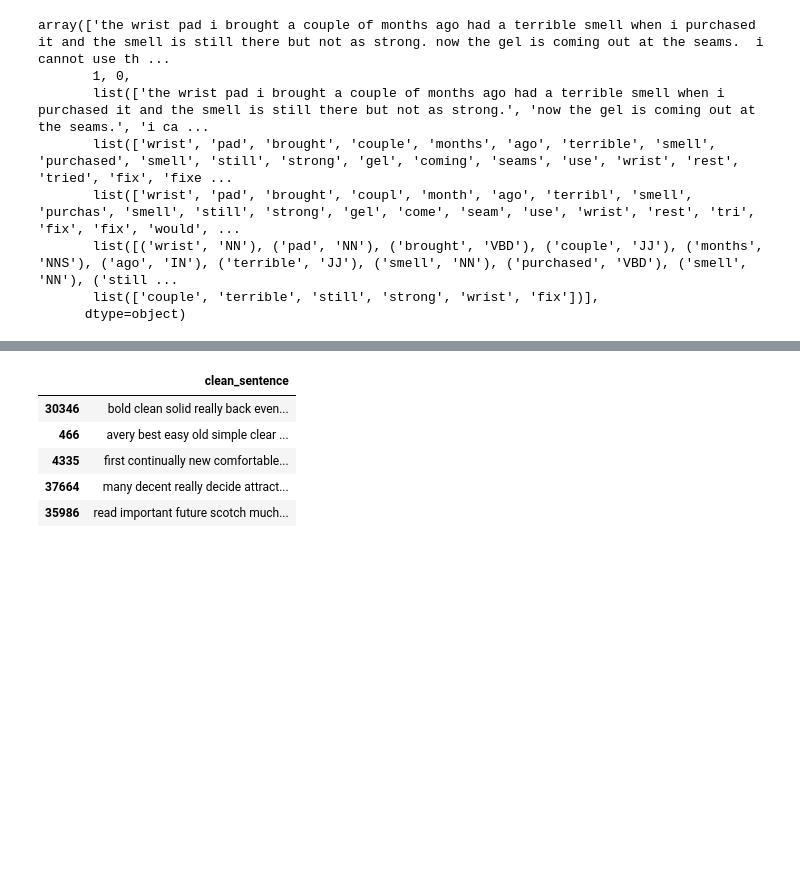
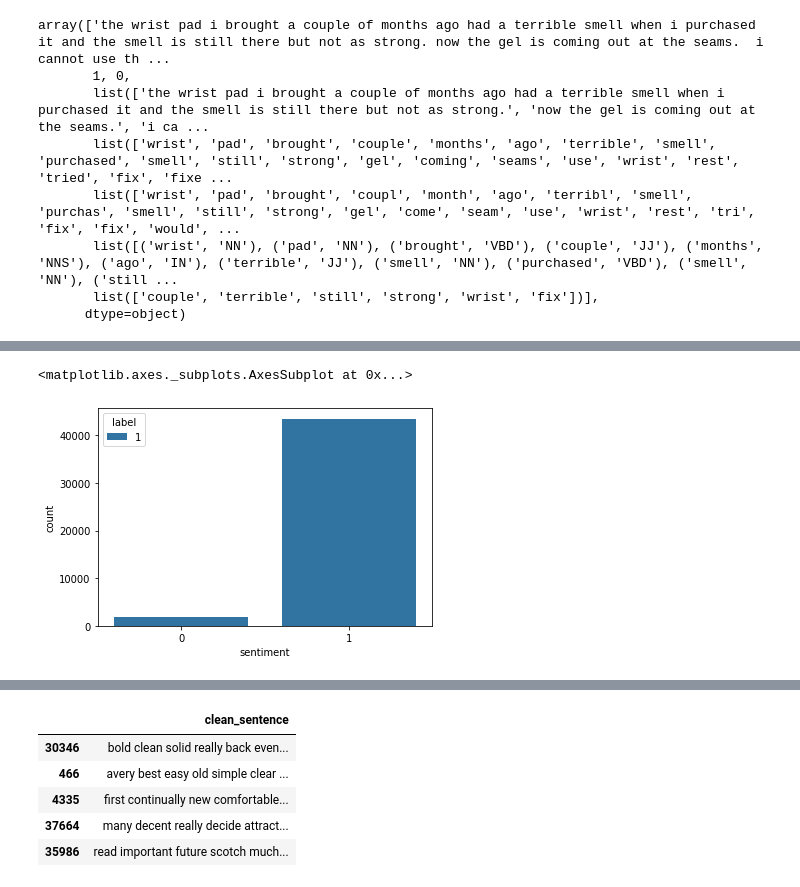
Before and after one commit to shishirkmr/predict_amazon_review_rating, a Jupyter notebook: sentiment_analyzer.ipynb, the cells around one changed output, grey strips where cells are left out. Cells and saved outputs as stored; diff of their text form; code cells hidden in the pictures; blank space fills up the shorter version.

```diff
--- a/sentiment_analyzer.ipynb
+++ b/sentiment_analyzer.ipynb
@@ -332,0 +411,5 @@ dataset['clean_sentence']=dataset['filter_pos_tag'].apply(lambda x: ' '.join(x))
+# %%
+sns.countplot(x="sentiment", hue="label", data=dataset[dataset['label']==1])
+# %% [output]
+<matplotlib.axes._subplots.AxesSubplot at 0x...>
+[figure, added]
```
Also changed, not shown: parts of 30 cells of this notebook.
